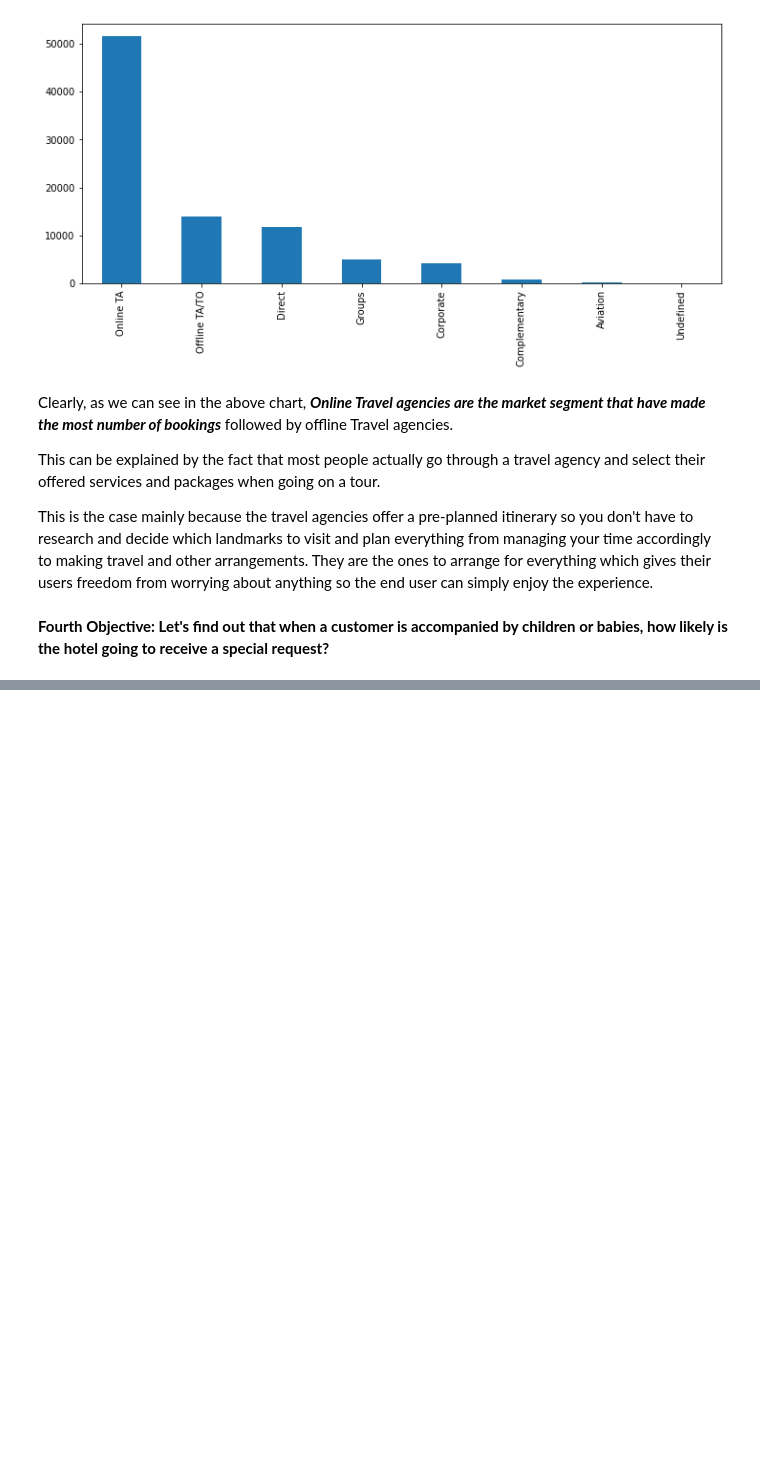
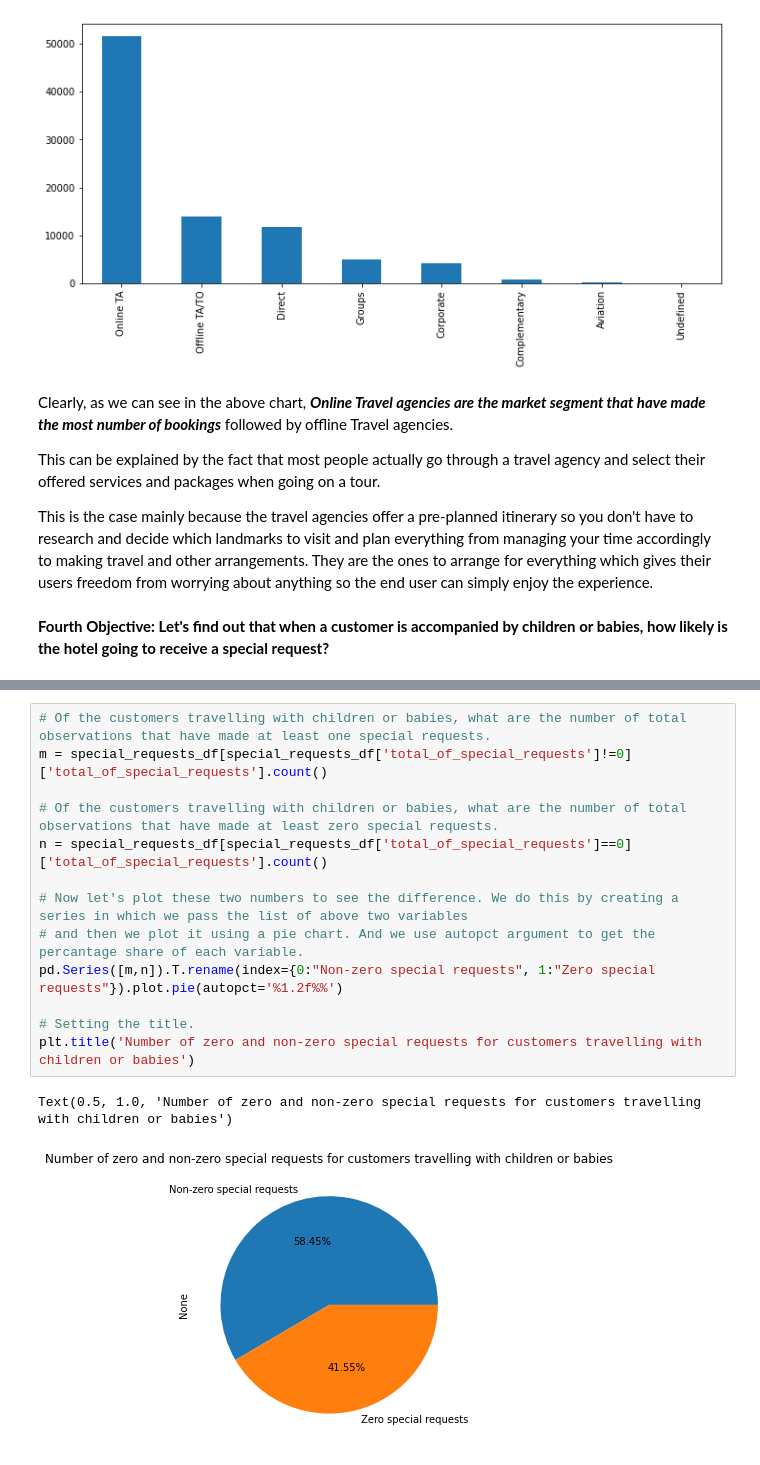
Before and after one commit to gopaljigupta45/Gopal-Ji-Gupta-EDA-Hotel-Booking, a Jupyter notebook: GOPAL_JI_GUPTA_Hotel_Booking_Analysis_Capstone_Project.ipynb, the cells around one changed output, grey strips where cells are left out. Saved outputs shown, nothing was run; the diff lists cells and outputs as text; blank space fills up the shorter version.

```diff
--- a/GOPAL_JI_GUPTA_Hotel_Booking_Analysis_Capstone_Project.ipynb
+++ b/GOPAL_JI_GUPTA_Hotel_Booking_Analysis_Capstone_Project.ipynb
@@ -319,0 +341,16 @@ df['total_of_special_requests'].plot.hist()
+# %%
+# Of the customers travelling with children or babies, what are the number of total observations that have made at least one special requests.
+m = special_requests_df[special_requests_df['total_of_special_requests']!=0]['total_of_special_requests'].count()
+
+# Of the customers travelling with children or babies, what are the number of total observations that have made at least zero special requests.
+n = special_requests_df[special_requests_df['total_of_special_requests']==0]['total_of_special_requests'].count()
+
+# Now let's plot these two numbers to see the difference. We do this by creating a series in which we pass the list of above two variables
+# and then we plot it using a pie chart. And we use autopct argument to get the percantage share of each variable.
+pd.Series([m,n]).T.rename(index={0:"Non-zero special requests", 1:"Zero special requests"}).plot.pie(autopct='%1.2f%%')
+
+# Setting the title.
+plt.title('Number of zero and non-zero special requests for customers travelling with children or babies')
+# %% [output]
+Text(0.5, 1.0, 'Number of zero and non-zero special requests for customers travelling with children or babies')
+[figure, added]
```
Also changed, not shown: parts of 8 cells of this notebook.
